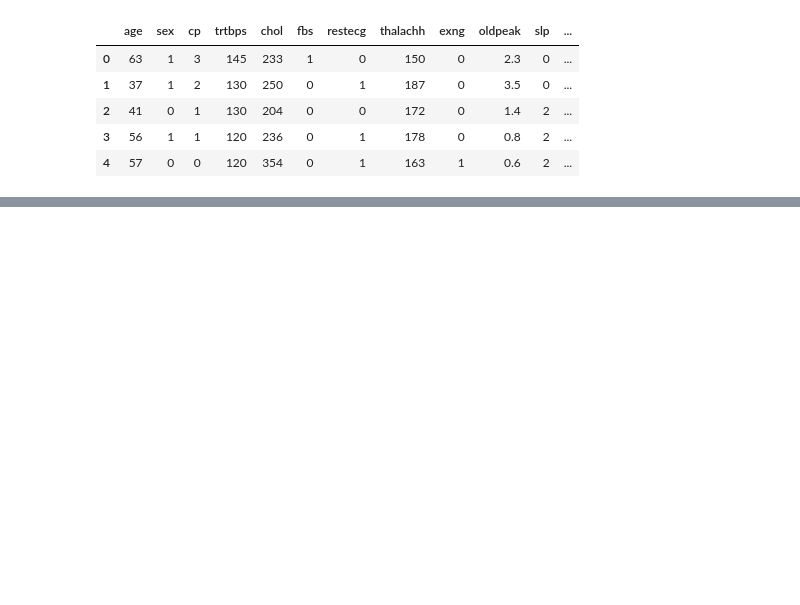
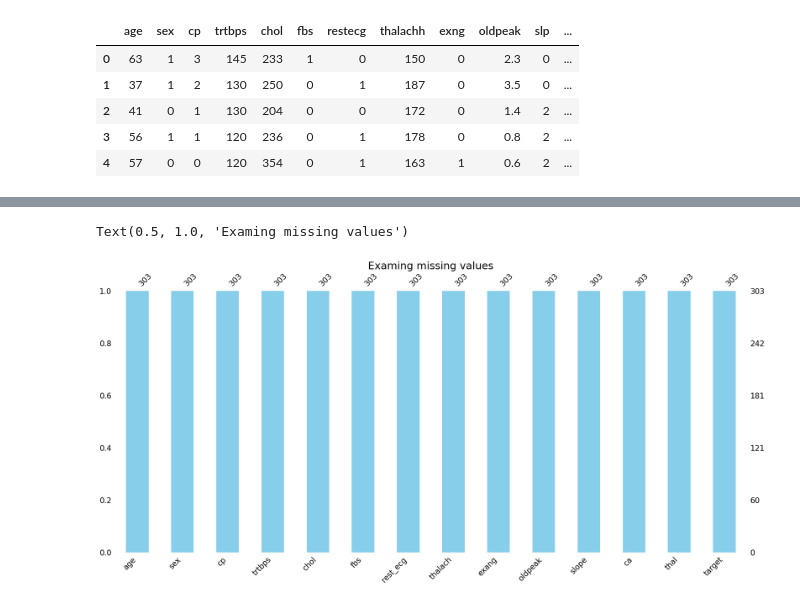
Before and after one commit to audrey-rw5683/HeartAttackPrediction, a Jupyter notebook: ML-Heart Attack Prediction Analysis.ipynb, the cells around one changed output, grey strips where cells are left out. Drawn from its saved outputs; the diff is of its cells as text; code cells hidden in the pictures; blank space fills up the shorter version.

```diff
--- a/ML-Heart Attack Prediction Analysis.ipynb
+++ b/ML-Heart Attack Prediction Analysis.ipynb
@@ -53,7 +61,7 @@ import seaborn as sns
 # %%
 url = "https://raw.githubusercontent.com/audrey-rw5683/HeartAttackPrediction/main/heart.csv"
-df = pd.read_csv(url)
-df.head()
+heart = pd.read_csv(url)
+heart.head()
 # %% [output]
 |  | age | sex | cp | trtbps | chol | fbs | restecg | thalachh | exng | oldpeak | slp | ... |
 | 0 | 63 | 1 | 3 | 145 | 233 | 1 | 0 | 150 | 0 | 2.3 | 0 | ... |
@@ -63,0 +74,4 @@ df.head()
+# %%
+# rename colunms
+heart.columns = ["age", "sex", "cp", "trtbps", "chol", "fbs", "rest_ecg", "thalach", "exang", "oldpeak", "slope", "ca", "thal", "target"]
+heart.head()
@@ -63,0 +131,5 @@ df.head()
+# %%
+msno.bar(heart, color = 'skyblue').set_title('Examing missing values',fontsize=22)
+# %% [output]
+Text(0.5, 1.0, 'Examing missing values')
+[figure, added]
```
Also changed, not shown: parts of 14 cells of this notebook.
